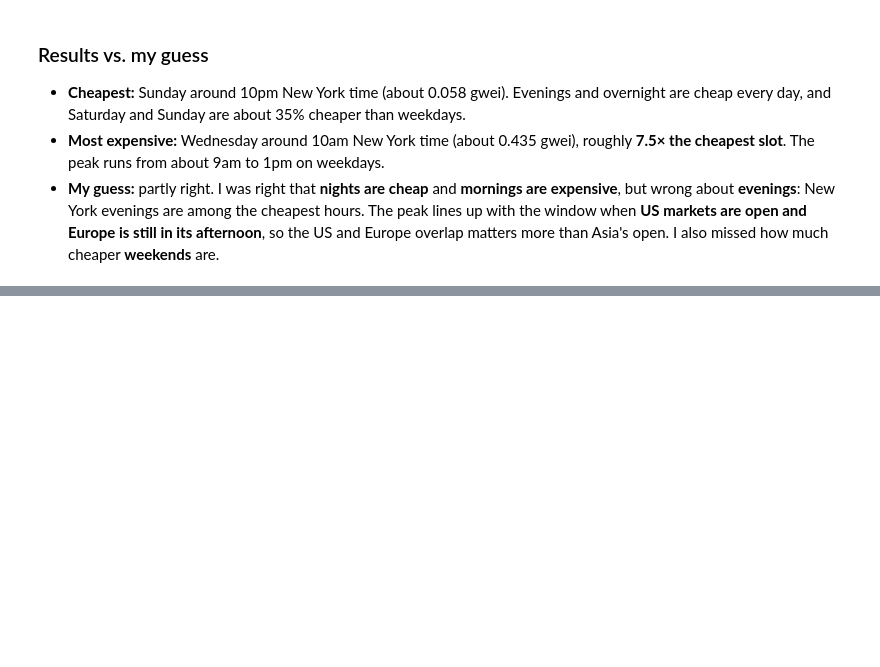
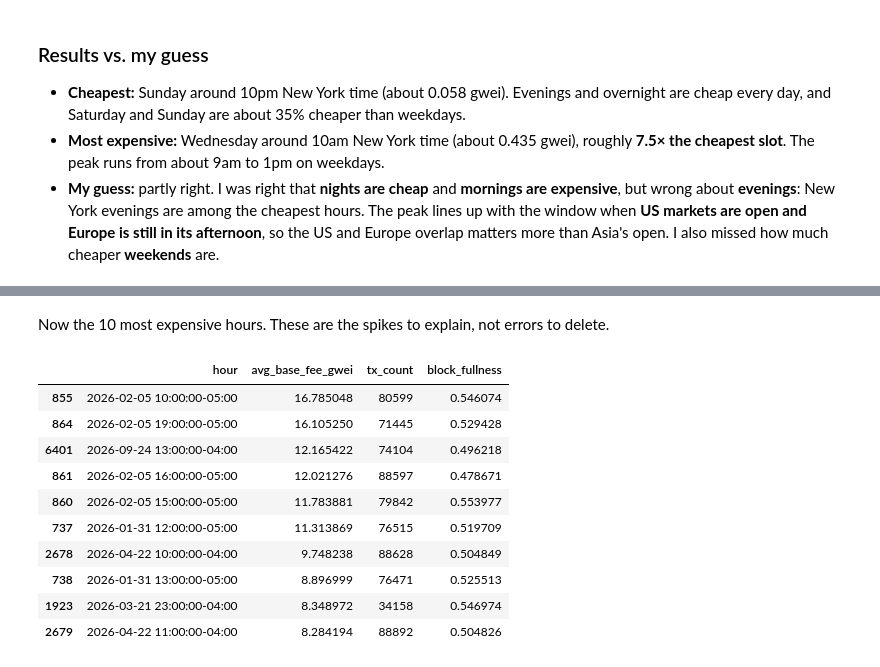
Before and after one commit to Benjamin10444/eth-gas-fee-study, a Jupyter notebook: notebooks/01_gas_analysis.ipynb, the cells around one changed output, grey strips where cells are left out. Cells and saved outputs as stored; diff of their text form; code cells hidden in the pictures; blank space fills up the shorter version.

```diff
--- a/notebooks/01_gas_analysis.ipynb
+++ b/notebooks/01_gas_analysis.ipynb
@@ -149,0 +196,16 @@ dtype: float64
+# %% [markdown]
+Now the 10 most expensive hours. These are the spikes to explain, not errors to delete.
+# %%
+df.nlargest(10, "avg_base_fee_gwei")[["hour", "avg_base_fee_gwei", "tx_count", "block_fullness"]]
+# %% [output]
+|  | hour | avg_base_fee_gwei | tx_count | block_fullness |
+| 855 | 2026-02-05 10:00:00-05:00 | 16.785048 | 80599 | 0.546074 |
+| 864 | 2026-02-05 19:00:00-05:00 | 16.105250 | 71445 | 0.529428 |
+| 6401 | 2026-09-24 13:00:00-04:00 | 12.165422 | 74104 | 0.496218 |
+| 861 | 2026-02-05 16:00:00-05:00 | 12.021276 | 88597 | 0.478671 |
+| 860 | 2026-02-05 15:00:00-05:00 | 11.783881 | 79842 | 0.553977 |
+| 737 | 2026-01-31 12:00:00-05:00 | 11.313869 | 76515 | 0.519709 |
+| 2678 | 2026-04-22 10:00:00-04:00 | 9.748238 | 88628 | 0.504849 |
+| 738 | 2026-01-31 13:00:00-05:00 | 8.896999 | 76471 | 0.525513 |
+| 1923 | 2026-03-21 23:00:00-04:00 | 8.348972 | 34158 | 0.546974 |
+| 2679 | 2026-04-22 11:00:00-04:00 | 8.284194 | 88892 | 0.504826 |
```
Also changed, not shown: parts of 7 cells of this notebook, 1 other file.
